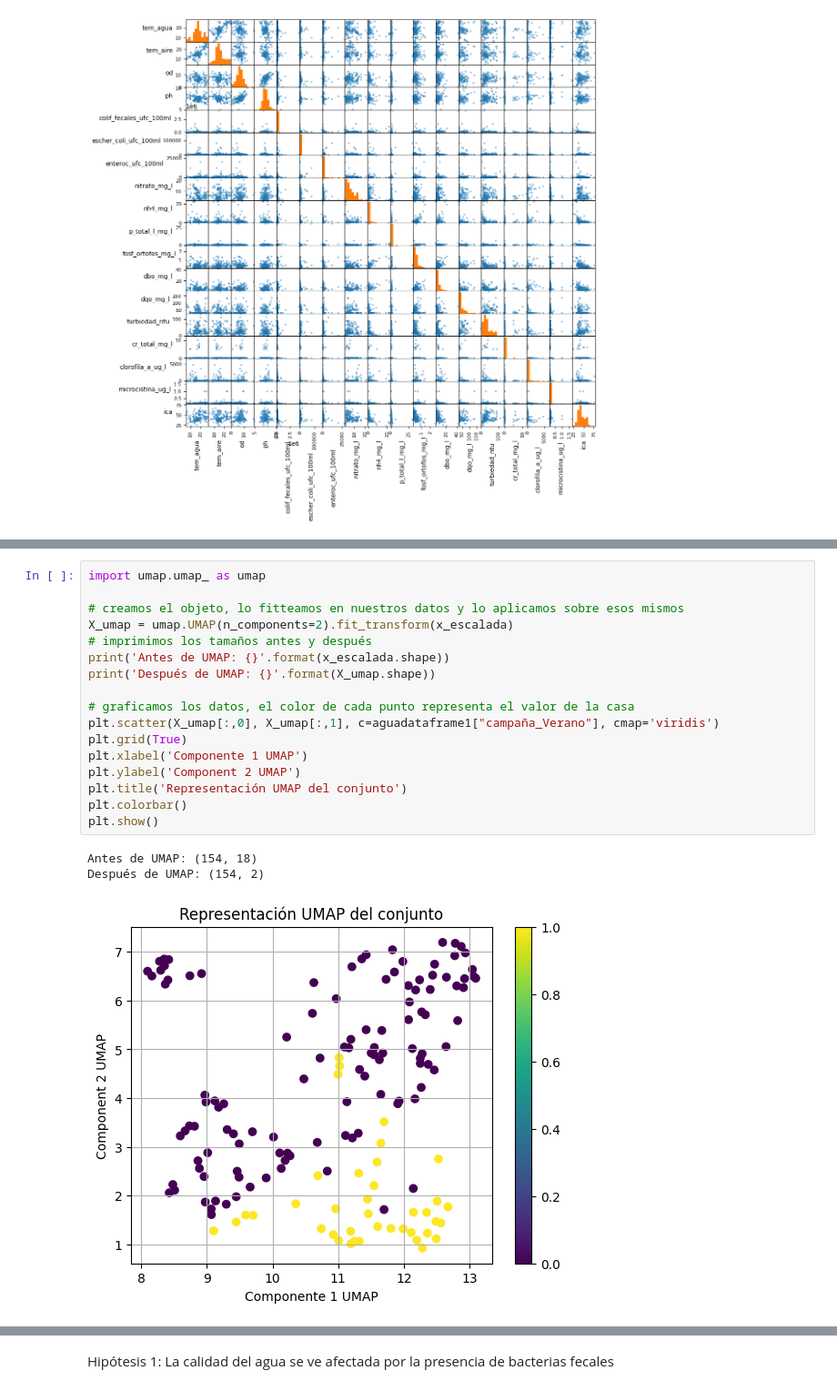
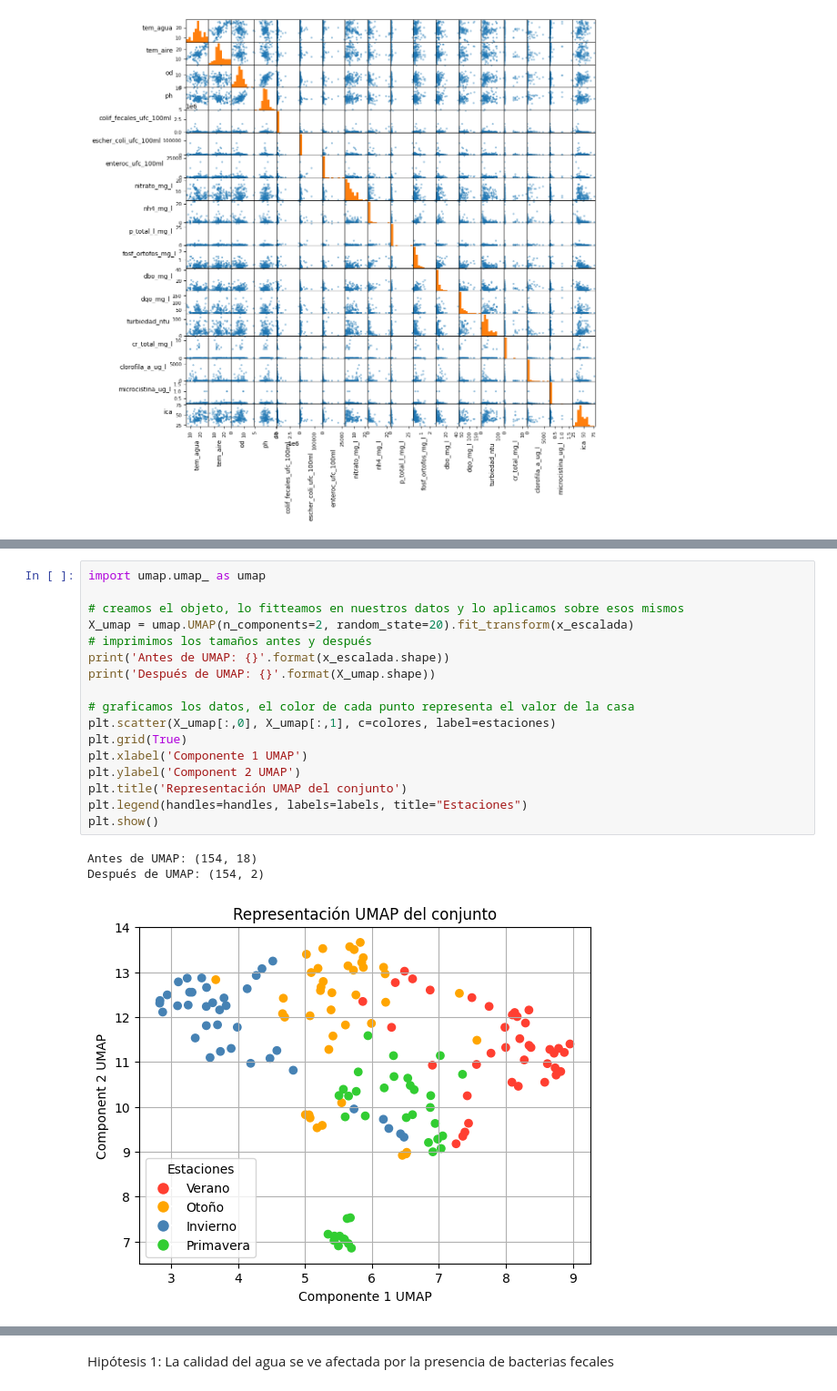
Before and after one commit to RamiroOrtiz02/PracticoEspecialGrupo14, a Jupyter notebook: codigo.ipynb, the cells around one changed output, grey strips where cells are left out. Shown at 91% size. Cells and saved outputs as stored; diff of their text form.

```diff
--- a/codigo.ipynb
+++ b/codigo.ipynb
@@ -171,21 +202,21 @@ After t-SNE: (154, 2)
 # %%
 import umap.umap_ as umap
 
 # creamos el objeto, lo fitteamos en nuestros datos y lo aplicamos sobre esos mismos
-X_umap = umap.UMAP(n_components=2).fit_transform(x_escalada)
+X_umap = umap.UMAP(n_components=2, random_state=20).fit_transform(x_escalada)
 # imprimimos los tamaños antes y después
 print('Antes de UMAP: {}'.format(x_escalada.shape))
 print('Después de UMAP: {}'.format(X_umap.shape))
 
 # graficamos los datos, el color de cada punto representa el valor de la casa
-plt.scatter(X_umap[:,0], X_umap[:,1], c=aguadataframe1["campaña_Verano"], cmap='viridis')
+plt.scatter(X_umap[:,0], X_umap[:,1], c=colores, label=estaciones)
 plt.grid(True)
 plt.xlabel('Componente 1 UMAP')
 plt.ylabel('Component 2 UMAP')
 plt.title('Representación UMAP del conjunto')
-plt.colorbar()
+plt.legend(handles=handles, labels=labels, title="Estaciones")
 plt.show()
 # %% [output]
 Antes de UMAP: (154, 18)
 Después de UMAP: (154, 2)
-[figure, old version]
+[figure, new version]
```
Also changed, not shown: parts of 32 cells of this notebook.
